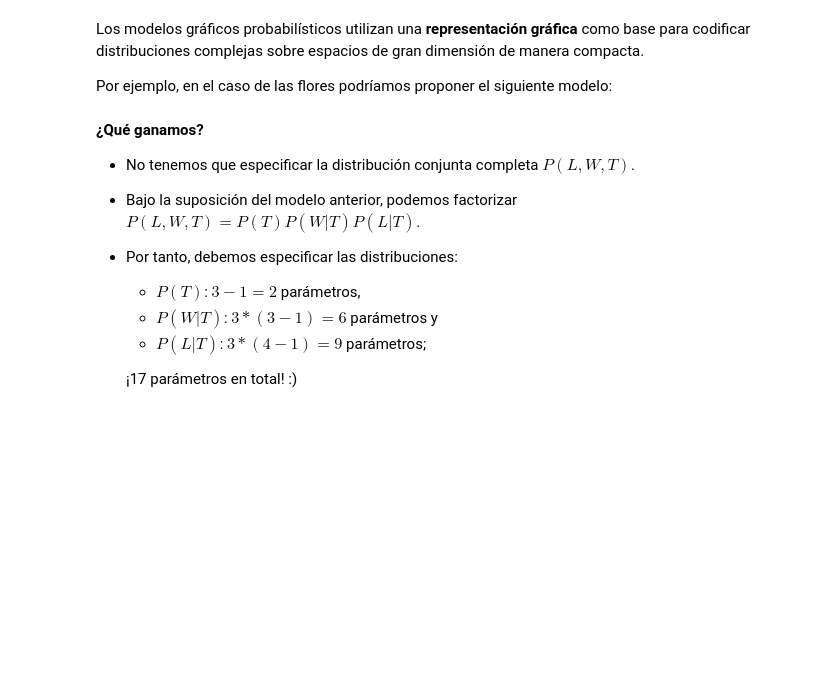
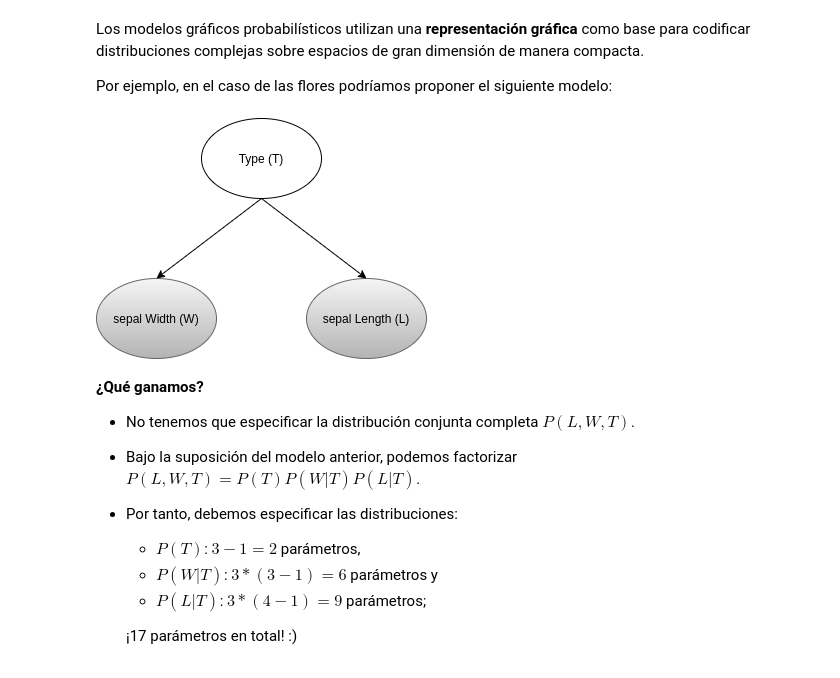
Before and after one commit to AdrianRamosDS/mgpo2021, a Jupyter notebook: Modulo1/Clase1/1Introduccion.ipynb, the cells around one changed output. Cells and saved outputs as stored; diff of their text form; code cells hidden in the pictures; blank space fills up the shorter version.

```diff
--- a/Modulo1/Clase1/1Introduccion.ipynb
+++ b/Modulo1/Clase1/1Introduccion.ipynb
@@ -242,3 +447,7 @@ Por ejemplo, en el caso de las flores podríamos proponer el siguiente modelo:
+# %%
+Image("iris.png")
+# %% [output]
+[figure, added]
 # %% [markdown]
 **¿Qué ganamos?**
 
```
Also changed, not shown: parts of 34 cells of this notebook.
